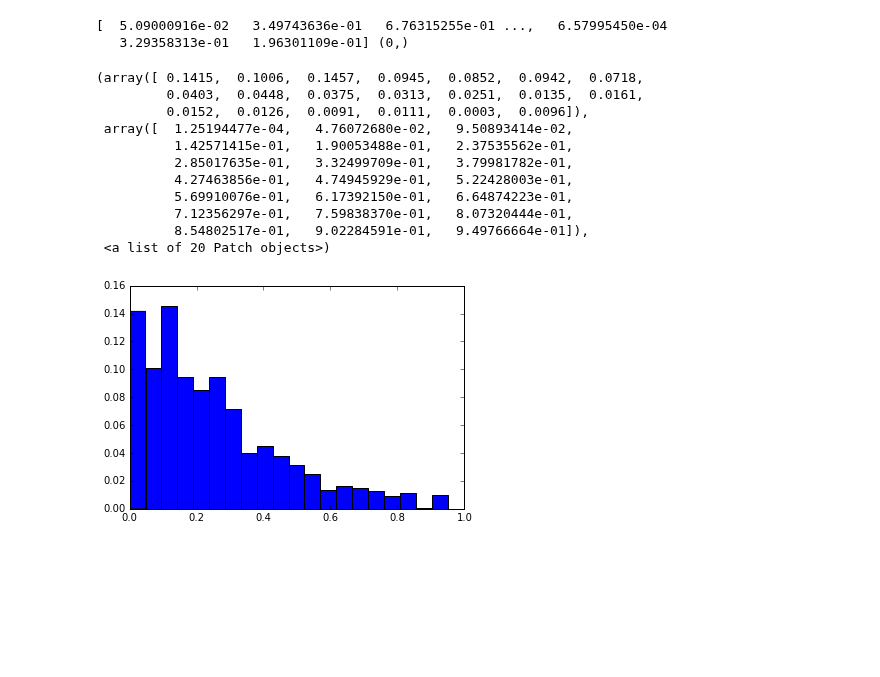
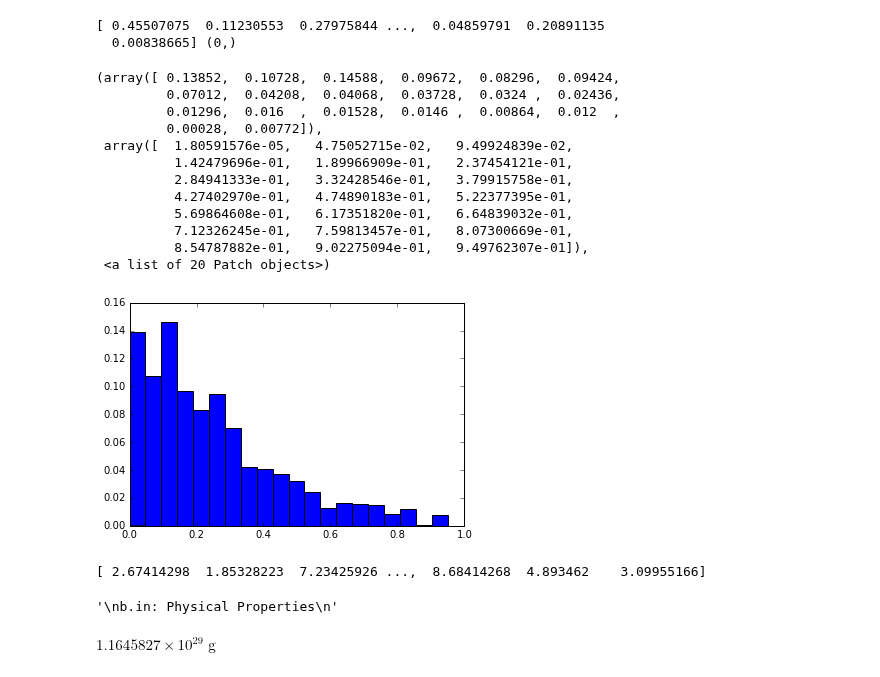
Before and after one commit to dm1681/Merging_Perts, a Jupyter notebook: Research/Merging_Perts/EccHist_CumDistFunc.ipynb, the cells around one changed output. Drawn from its saved outputs; the diff is of its cells as text; code cells hidden in the pictures; blank space fills up the shorter version.

```diff
--- a/Research/Merging_Perts/EccHist_CumDistFunc.ipynb
+++ b/Research/Merging_Perts/EccHist_CumDistFunc.ipynb
@@ -109,56 +159,90 @@ print(r,'=r','\n',r_mask,'=r_mask(indices)','\n',x_below,'bins(last is right edg
 # %%
 # generate eccentricity distribution mirroring above histogram
 from IPython.core.debugger import Tracer
 n = 1
 ecc_list = np.array([])
-while n <= 10000:
+while n <= 25000:
     r = (np.random.sample(1)) #some y value (percentage)
     #Tracer()()
     if r <= 0.149171270718232:
         bin_lower=0.0
         bin_upper=0.05
     else:
         r_mask = np.where(y<=r)
         x_below = x[r_mask]
         x_below = np.append(x_below,x_below[-1]+0.05)
         bin_upper = x_below[-1]+0.05
         bin_lower = x_below[-2]+0.05
     rand = np.random.uniform(0,0.05,1)
     ecc = bin_lower + rand
     ecc_list=np.append(ecc_list,ecc)
     n += 1
     continue
-#too_big = np.where(x>1)
-#np.delete(ecc_list,ecc_list[too_big])
+too_big = np.where(x>1)
+np.delete(ecc_list,ecc_list[too_big])
 print (ecc_list,ecc_list[too_big].shape)
 fig,ax = plt.subplots(1,1)
 plt.hist(ecc_list,bins=20,weights=np.zeros_like(ecc_list)+1./ecc_list.size)
 # %% [output]
-[  5.09000916e-02   3.49743636e-01   6.76315255e-01 ...,   6.57995450e-04
-   3.29358313e-01   1.96301109e-01] (0,)
+[ 0.45507075  0.11230553  0.27975844 ...,  0.04859791  0.20891135
+  0.00838665] (0,)
-(array([ 0.1415,  0.1006,  0.1457,  0.0945,  0.0852,  0.0942,  0.0718,
-         0.0403,  0.0448,  0.0375,  0.0313,  0.0251,  0.0135,  0.0161,
-         0.0152,  0.0126,  0.0091,  0.0111,  0.0003,  0.0096]),
- array([  1.25194477e-04,   4.76072680e-02,   9.50893414e-02,
-          1.42571415e-01,   1.90053488e-01,   2.37535562e-01,
-          2.85017635e-01,   3.32499709e-01,   3.79981782e-01,
-          4.27463856e-01,   4.74945929e-01,   5.22428003e-01,
-          5.69910076e-01,   6.17392150e-01,   6.64874223e-01,
-          7.12356297e-01,   7.59838370e-01,   8.07320444e-01,
-          8.54802517e-01,   9.02284591e-01,   9.49766664e-01]),
+(array([ 0.13852,  0.10728,  0.14588,  0.09672,  0.08296,  0.09424,
+         0.07012,  0.04208,  0.04068,  0.03728,  0.0324 ,  0.02436,
+         0.01296,  0.016  ,  0.01528,  0.0146 ,  0.00864,  0.012  ,
+         0.00028,  0.00772]),
+ array([  1.80591576e-05,   4.75052715e-02,   9.49924839e-02,
+          1.42479696e-01,   1.89966909e-01,   2.37454121e-01,
+          2.84941333e-01,   3.32428546e-01,   3.79915758e-01,
+          4.27402970e-01,   4.74890183e-01,   5.22377395e-01,
+          5.69864608e-01,   6.17351820e-01,   6.64839032e-01,
+          7.12326245e-01,   7.59813457e-01,   8.07300669e-01,
+          8.54787882e-01,   9.02275094e-01,   9.49762307e-01]),
  <a list of 20 Patch objects>)
-[figure, old version]
+[figure, new version]
 # %%
 # now to generate ICs and their files.
-mass = np.array([]) #if radius < 2 R_sun, then mass = ((R/R_earth)**(3.68))*M_earth; if larger, density = 1g/cm**3
+mass = np.array([]) #if radius < 2 R_earth, then mass = ((R/R_earth)**(3.68))*M_earth; if larger, density = 1g/cm**3
+ecc = ecc_list
 stellar_mass = np.random.uniform(0.7,1.4,25000) # [0.7,1.4] M_sun
 stellar_radius = np.random.uniform(0.7,1.4,25000) #[0.7,1.4] R_sun
 radius = np.random.uniform(0.5,10,25000) # [0.5,10] R_earth;
 Qr = np.array([]) # [30,300]
 Qg = np.array([]) # [10**6,10**7]
-Qs = np.random.uniform(10**6,10**7,25000) # [10**6,10**7]
+Qstar = np.random.uniform(10**6,10**7,25000) # [10**6,10**7]
 Period = np.array([])
 semi = np.random.uniform(0.01,0.15,25000) # [0.01,0.15] AU
 Ages = np.random.uniform(2*10**9,8*10**9,25000) # [2,8] Gyrs
 
 #calculating masses
+print (radius)
+def calc_mass(radius):
+    if radius < 2
+# %% [output]
+[ 2.67414298  1.85328223  7.23425926 ...,  8.68414268  4.893462    3.09955166]
+# %%
+#what do i need for simulations: b.in, star.in, vpl.in. only running eqtide, so only eqtide params. Check gl581 to get defined list?
+'''
+b.in: Physical Properties
+'''
+# %% [output]
+'\nb.in: Physical Properties\n'
+# %%
+dRadius = np.random.uniform(0.5,10,25000)
+def calc_mass(radius):
+    for r in radius:
+        if r < 2:
+            r = r *u.earthRad
+            mass = ((r/const.R_earth)**(3.68))*const.M_earth
+            return mass
+        else:
+            r = r * u.earthRad
+            r = r.to(u.cm)
+            volume = (4*np.pi*r**3)/3
+            density = (1*u.g)/(1*u.cm)**3
+            mass = volume * density
+            return mass
+
+dRadius = np.ndarray.tolist(dRadius)
+calc_mass(dRadius)
+# %% [output]
+$1.1645827 \times 10^{29} \; \mathrm{g}$
```
Also changed, not shown: parts of 2 cells of this notebook.
